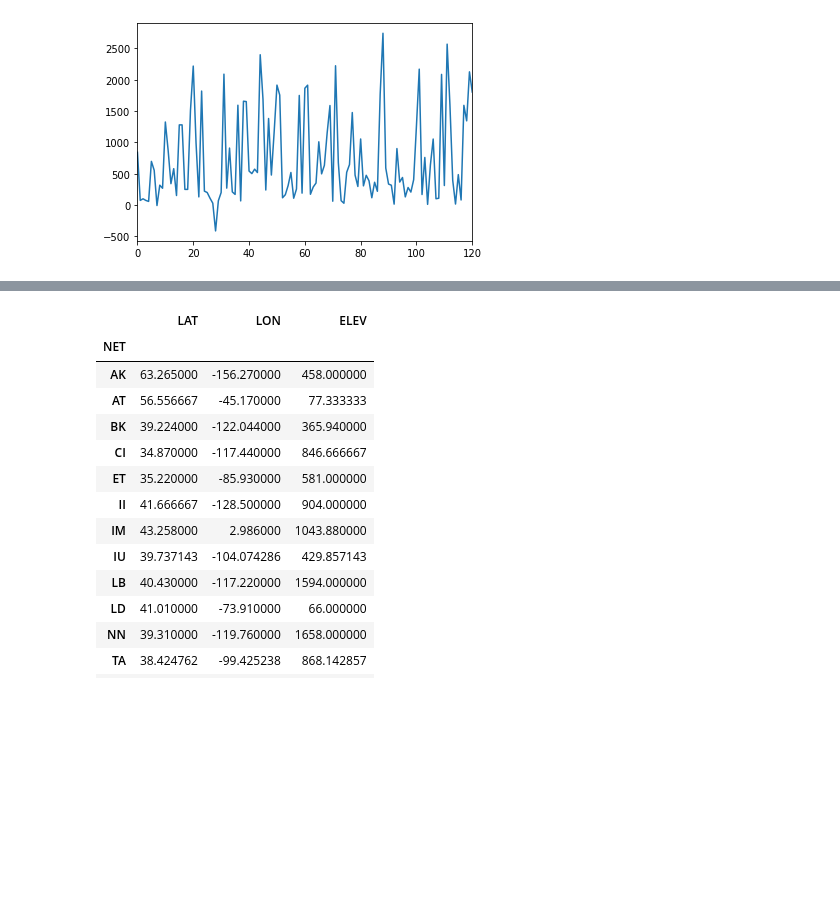
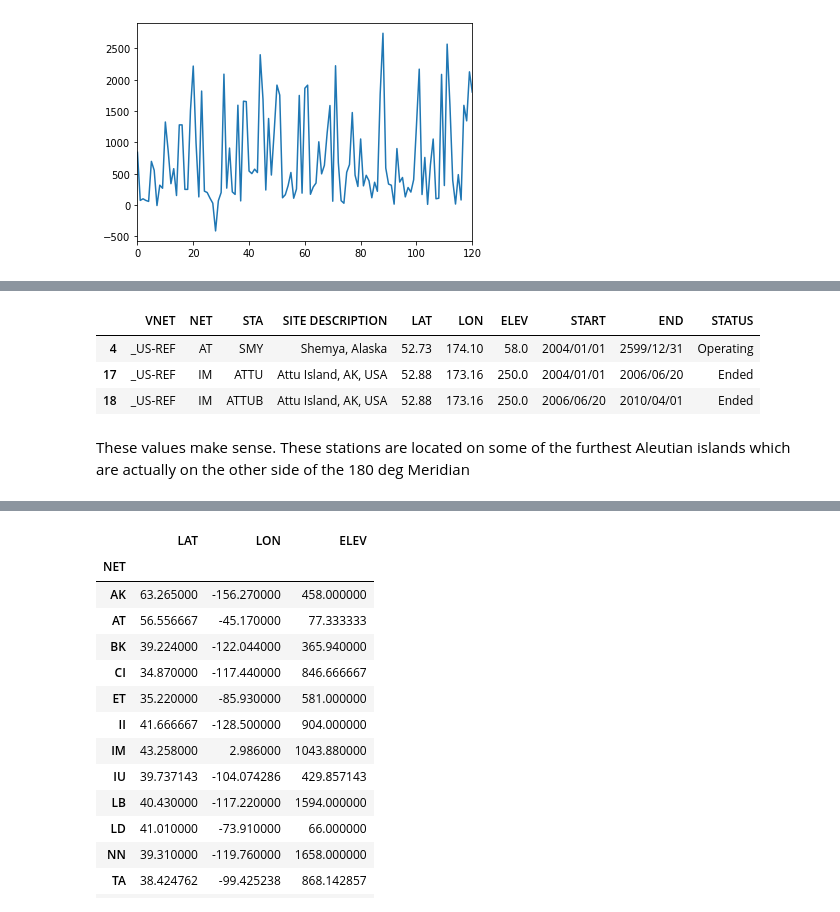
Before and after one commit to bdowdell/USArray_viz, a Jupyter notebook: nb/usarray_data_discovery.ipynb, the cells around one changed output, grey strips where cells are left out. Cells and saved outputs as stored; diff of their text form; code cells hidden in the pictures; blank space fills up the shorter version.

```diff
--- a/nb/usarray_data_discovery.ipynb
+++ b/nb/usarray_data_discovery.ipynb
@@ -282,0 +286,9 @@ Can you see where the Rockies are??
+# %%
+df[df['LON'] > 0]
+# %% [output]
+|  | VNET | NET | STA | SITE DESCRIPTION | LAT | LON | ELEV | START | END | STATUS |
+| 4 | _US-REF | AT | SMY | Shemya, Alaska | 52.73 | 174.10 | 58.0 | 2004/01/01 | 2599/12/31 | Operating |
+| 17 | _US-REF | IM | ATTU | Attu Island, AK, USA | 52.88 | 173.16 | 250.0 | 2004/01/01 | 2006/06/20 | Ended |
+| 18 | _US-REF | IM | ATTUB | Attu Island, AK, USA | 52.88 | 173.16 | 250.0 | 2006/06/20 | 2010/04/01 | Ended |
+# %% [markdown]
+These values make sense.  These stations are located on some of the furthest Aleutian islands which are actually on the other side of the 180 deg Meridian
```
Also changed, not shown: parts of 8 cells of this notebook, 1 other file.
